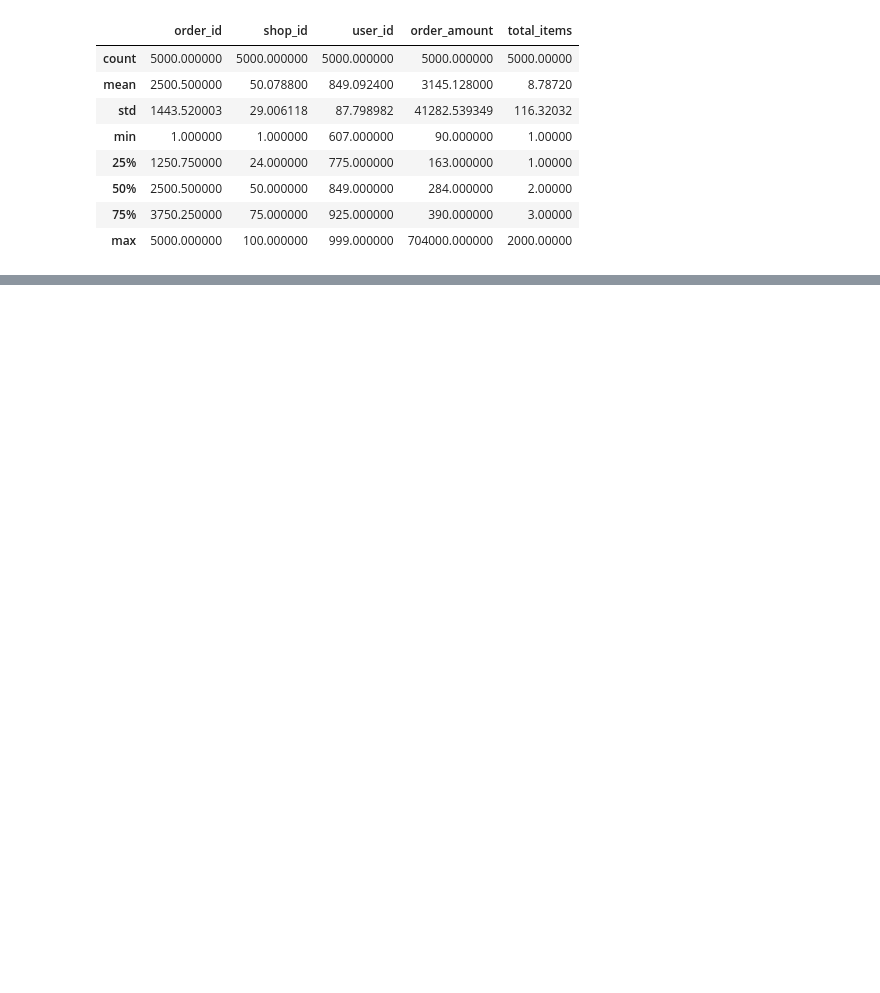
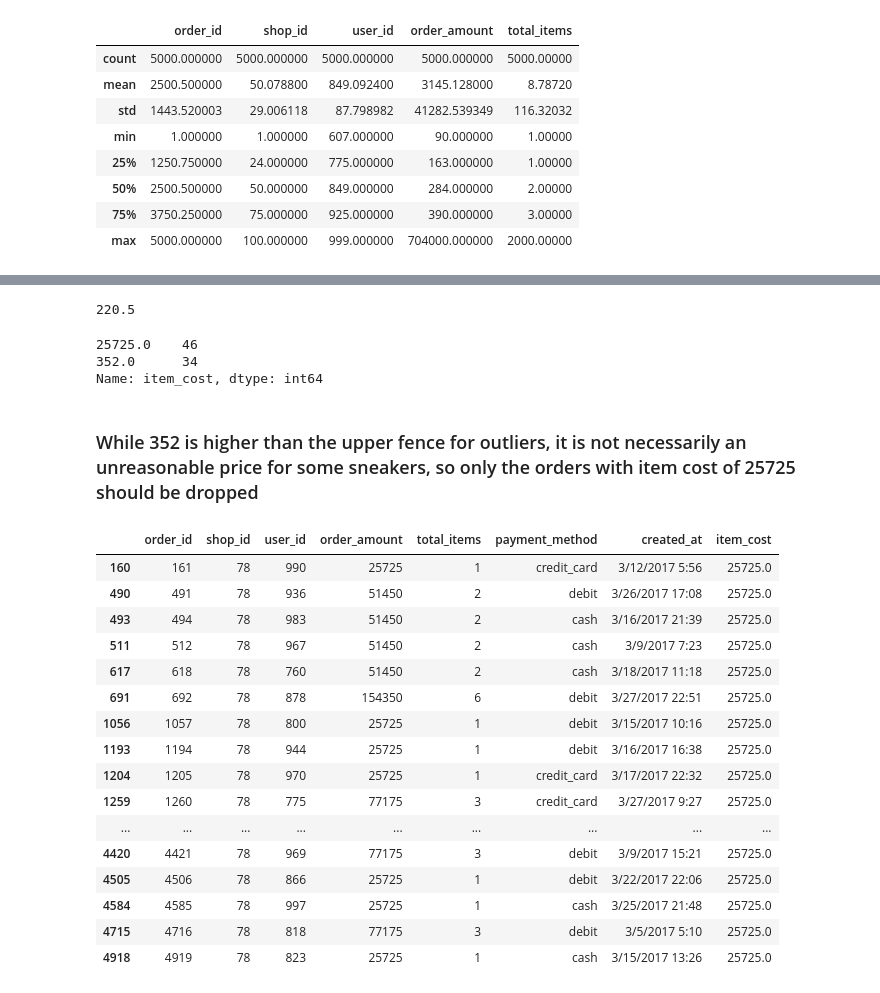
Before and after one commit to mhertel278/shopify_intern_challenge, a Jupyter notebook: shopify_challenge.ipynb, the cells around one changed output, grey strips where cells are left out. Drawn from its saved outputs; the diff is of its cells as text; code cells hidden in the pictures; blank space fills up the shorter version.

```diff
--- a/shopify_challenge.ipynb
+++ b/shopify_challenge.ipynb
@@ -109,0 +191,36 @@ dropped_outliers_df2.describe()
+# %%
+# find upper fence for item cost to determine if any other prices are outliers
+cost_uf = up_fence(orders_df2,'item_cost')
+cost_uf
+# %% [output]
+220.5
+# %%
+orders_df2[orders_df2['item_cost']>cost_uf].item_cost.value_counts()
+# %% [output]
+25725.0    46
+352.0      34
+Name: item_cost, dtype: int64
+# %% [markdown]
+### While 352 is higher than the upper fence for outliers, it is not necessarily an unreasonable price for some sneakers, so only the orders with item cost of 25725 should be dropped
+# %%
+#analyze all orders with high cost per item
+wrong_cost_orders = orders_df2[orders_df2['item_cost']==orders_df2['item_cost'].max()]
+wrong_cost_orders
+# %% [output]
+|  | order_id | shop_id | user_id | order_amount | total_items | payment_method | created_at | item_cost |
+| 160 | 161 | 78 | 990 | 25725 | 1 | credit_card | 3/12/2017 5:56 | 25725.0 |
+| 490 | 491 | 78 | 936 | 51450 | 2 | debit | 3/26/2017 17:08 | 25725.0 |
+| 493 | 494 | 78 | 983 | 51450 | 2 | cash | 3/16/2017 21:39 | 25725.0 |
+| 511 | 512 | 78 | 967 | 51450 | 2 | cash | 3/9/2017 7:23 | 25725.0 |
+| 617 | 618 | 78 | 760 | 51450 | 2 | cash | 3/18/2017 11:18 | 25725.0 |
+| 691 | 692 | 78 | 878 | 154350 | 6 | debit | 3/27/2017 22:51 | 25725.0 |
+| 1056 | 1057 | 78 | 800 | 25725 | 1 | debit | 3/15/2017 10:16 | 25725.0 |
+| 1193 | 1194 | 78 | 944 | 25725 | 1 | debit | 3/16/2017 16:38 | 25725.0 |
+| 1204 | 1205 | 78 | 970 | 25725 | 1 | credit_card | 3/17/2017 22:32 | 25725.0 |
+| 1259 | 1260 | 78 | 775 | 77175 | 3 | credit_card | 3/27/2017 9:27 | 25725.0 |
+| ... | ... | ... | ... | ... | ... | ... | ... | ... |
+| 4420 | 4421 | 78 | 969 | 77175 | 3 | debit | 3/9/2017 15:21 | 25725.0 |
+| 4505 | 4506 | 78 | 866 | 25725 | 1 | debit | 3/22/2017 22:06 | 25725.0 |
+| 4584 | 4585 | 78 | 997 | 25725 | 1 | cash | 3/25/2017 21:48 | 25725.0 |
+| 4715 | 4716 | 78 | 818 | 77175 | 3 | debit | 3/5/2017 5:10 | 25725.0 |
+| 4918 | 4919 | 78 | 823 | 25725 | 1 | cash | 3/15/2017 13:26 | 25725.0 |
```
Also changed, not shown: parts of 29 cells of this notebook.
